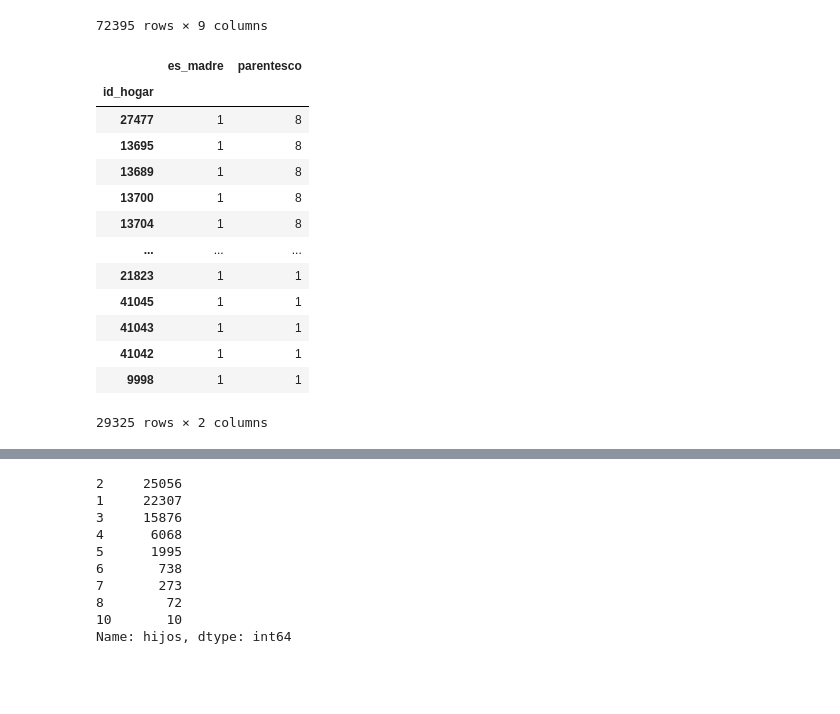
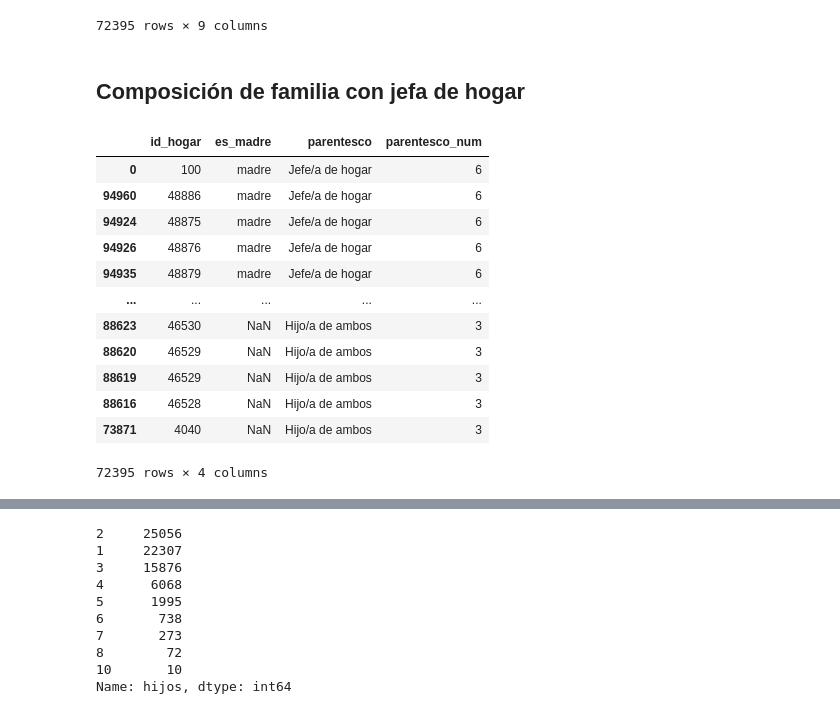
Before and after one commit to anicolon/coder_proyecto, a Jupyter notebook: hyp_2020/hyp_2020.ipynb, the cells around one changed output, grey strips where cells are left out. Cells and saved outputs as stored; diff of their text form; code cells hidden in the pictures; blank space fills up the shorter version.

```diff
--- a/hyp_2020/hyp_2020.ipynb
+++ b/hyp_2020/hyp_2020.ipynb
@@ -205,7 +192,7 @@ df
 # %%
-df_madres = df.copy().drop(labels=list(df.loc[(df['sexo'] == 1) & (df['parentesco_num'] == 6)].index))
+df_madre_y_familia = df.copy().drop(labels=list(df.loc[(df['sexo'] == 1) & (df['parentesco_num'] == 6)].index))
 
-df_madres
+df_madre_y_familia
 # %% [output]
 |  | id_hogar | sexo | genero | ascendencia | parentesco | estado_laboral | nper | parentesco_num | ... |
 | 0 | 100 | 2.0 | Mujer | Blanca | Jefe/a de hogar | Ocupados | 1.0 | 6 | ... |
@@ -220,22 +207,25 @@ df_madres
 | 145164 | 9996 | 2.0 | Mujer | Blanca | Jefe/a de hogar | Inactivo, pensionista | 1.0 | 6 | ... |
 | 145165 | 9998 | 2.0 | Mujer | Blanca | Jefe/a de hogar | Inactivo, jubilado | 1.0 | 6 | ... |
 72395 rows × 9 columns
+# %% [markdown]
+## Composición de familia con jefa de hogar
 # %%
-df_familia_madre = df_madres[['id_hogar', 'es_madre', 'parentesco']].groupby(by='id_hogar').count().sort_values(by=['parentesco'], ascending=False)
+df_familia_madre = df_madre_y_familia[['id_hogar', 'es_madre', 'parentesco', 'parentesco_num']]
 
-df_familia_madre[df_familia_madre['es_madre'] != 0]
+df_familia_madre.groupby(by='id_hogar').count()
+
+df_familia_madre.sort_values(by=['parentesco'], ascending=False)
 # %% [output]
-|  | es_madre | parentesco |
-| id_hogar |  |  |
-| 27477 | 1 | 8 |
-| 13695 | 1 | 8 |
-| 13689 | 1 | 8 |
-| 13700 | 1 | 8 |
-| 13704 | 1 | 8 |
-| ... | ... | ... |
-| 21823 | 1 | 1 |
-| 41045 | 1 | 1 |
-| 41043 | 1 | 1 |
-| 41042 | 1 | 1 |
-| 9998 | 1 | 1 |
+|  | id_hogar | es_madre | parentesco | parentesco_num |
+| 0 | 100 | madre | Jefe/a de hogar | 6 |
+| 94960 | 48886 | madre | Jefe/a de hogar | 6 |
+| 94924 | 48875 | madre | Jefe/a de hogar | 6 |
+| 94926 | 48876 | madre | Jefe/a de hogar | 6 |
+| 94935 | 48879 | madre | Jefe/a de hogar | 6 |
+| ... | ... | ... | ... | ... |
+| 88623 | 46530 | NaN | Hijo/a de ambos | 3 |
+| 88620 | 46529 | NaN | Hijo/a de ambos | 3 |
+| 88619 | 46529 | NaN | Hijo/a de ambos | 3 |
+| 88616 | 46528 | NaN | Hijo/a de ambos | 3 |
+| 73871 | 4040 | NaN | Hijo/a de ambos | 3 |
-29325 rows × 2 columns
+72395 rows × 4 columns
```
Also changed, not shown: parts of 11 cells of this notebook, 1 other file.
